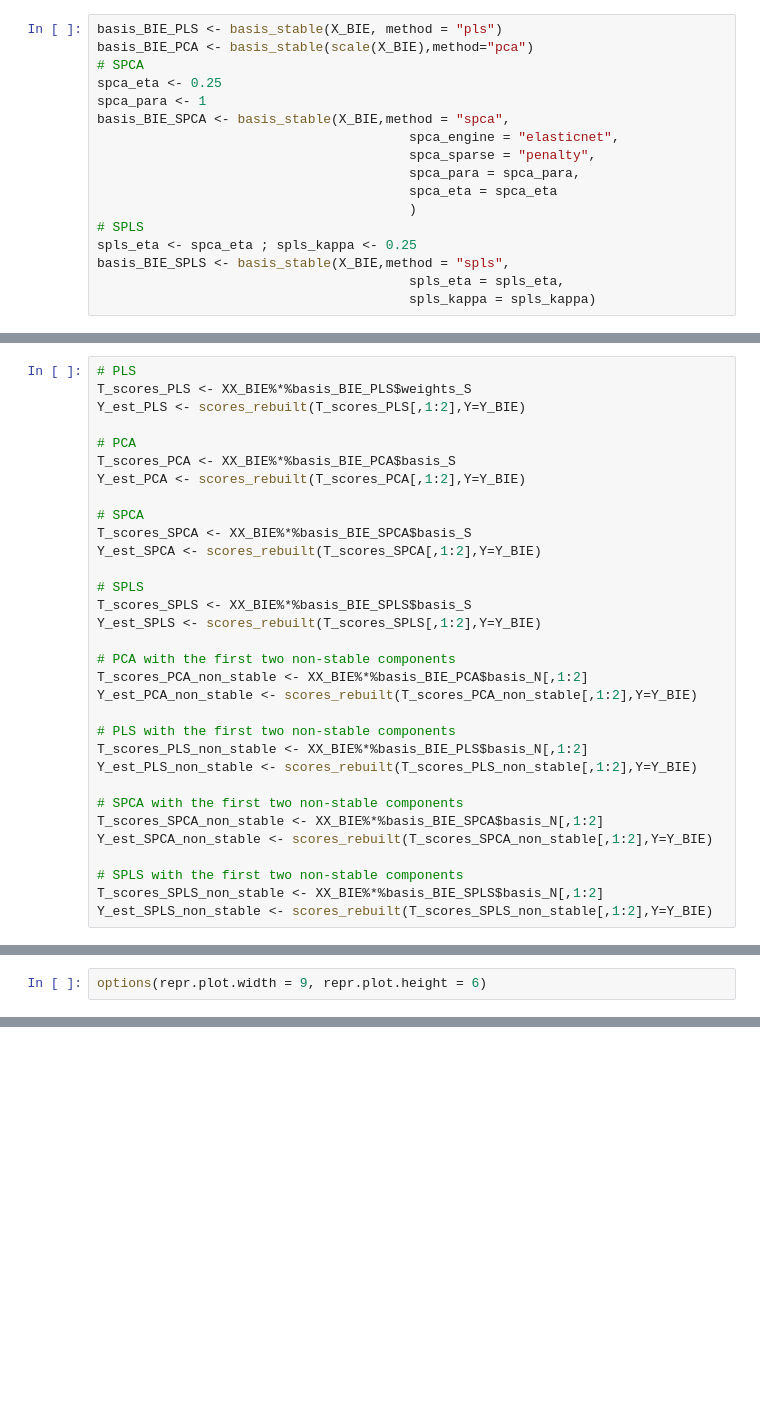
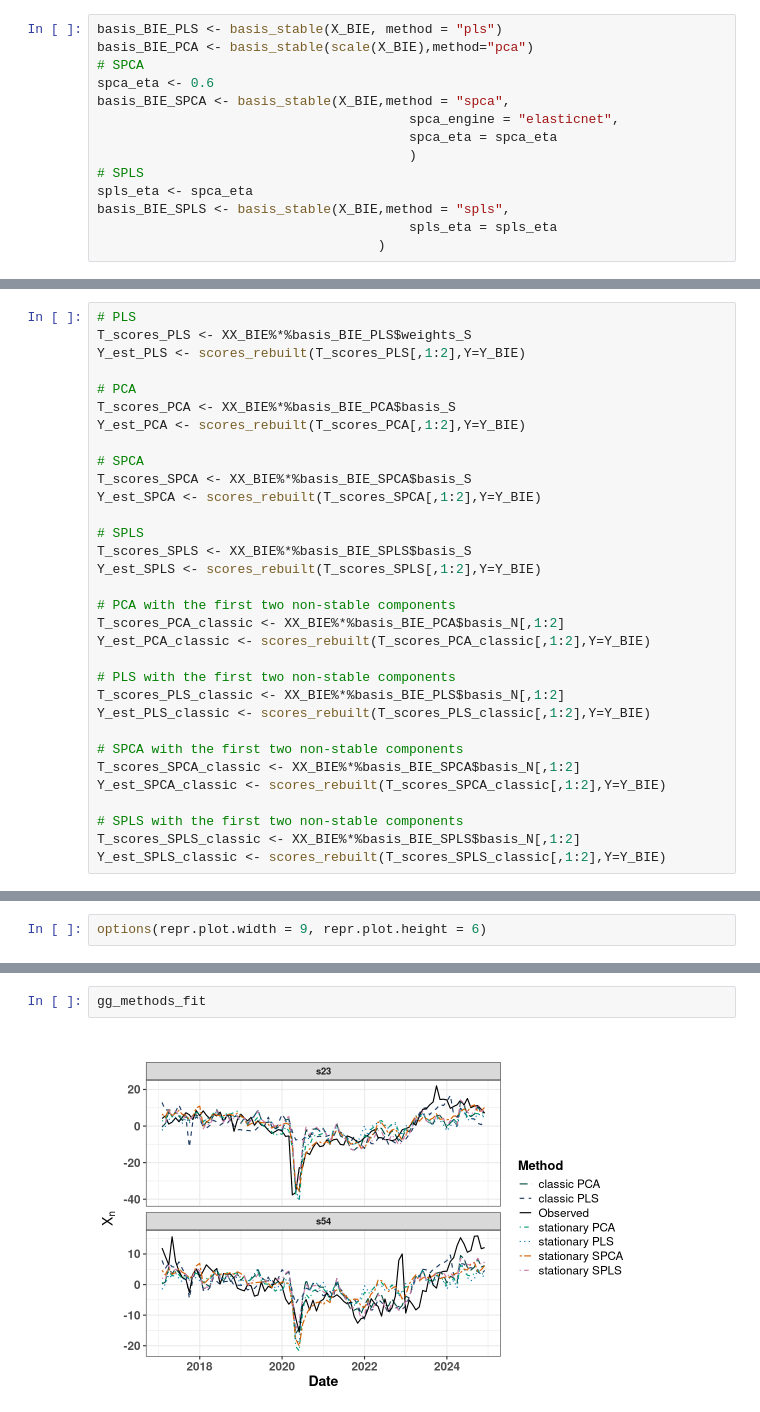
Before and after one commit to robervz22/ts_stable_space, a Jupyter notebook: notebooks/analysis_BIE.ipynb, the cells around one changed output, grey strips where cells are left out. Saved outputs shown, nothing was run; the diff lists cells and outputs as text; blank space fills up the shorter version.

```diff
--- a/notebooks/analysis_BIE.ipynb
+++ b/notebooks/analysis_BIE.ipynb
@@ -63,19 +67,16 @@ We estimate the stable space for this multivariate time series using the methods
 basis_BIE_PLS <- basis_stable(X_BIE, method = "pls")
 basis_BIE_PCA <- basis_stable(scale(X_BIE),method="pca")
 # SPCA
-spca_eta <- 0.25
-spca_para <- 1
+spca_eta <- 0.6
 basis_BIE_SPCA <- basis_stable(X_BIE,method = "spca",
                                         spca_engine = "elasticnet",
-                                        spca_sparse = "penalty",
-                                        spca_para = spca_para,
                                         spca_eta = spca_eta
                                         )
 # SPLS
-spls_eta <- spca_eta ; spls_kappa <- 0.25
+spls_eta <- spca_eta
 basis_BIE_SPLS <- basis_stable(X_BIE,method = "spls",
-                                        spls_eta = spls_eta,
-                                        spls_kappa = spls_kappa)
+                                        spls_eta = spls_eta
+                                    )
 # %% [markdown]
 We check the estimated stable space dimension
 # %%
@@ -110,17 +111,17 @@ T_scores_SPLS <- XX_BIE%*%basis_BIE_SPLS$basis_S
 Y_est_SPLS <- scores_rebuilt(T_scores_SPLS[,1:2],Y=Y_BIE)
 
 # PCA with the first two non-stable components
-T_scores_PCA_non_stable <- XX_BIE%*%basis_BIE_PCA$basis_N[,1:2]
-Y_est_PCA_non_stable <- scores_rebuilt(T_scores_PCA_non_stable[,1:2],Y=Y_BIE)
+T_scores_PCA_classic <- XX_BIE%*%basis_BIE_PCA$basis_N[,1:2]
+Y_est_PCA_classic <- scores_rebuilt(T_scores_PCA_classic[,1:2],Y=Y_BIE)
 
 # PLS with the first two non-stable components
-T_scores_PLS_non_stable <- XX_BIE%*%basis_BIE_PLS$basis_N[,1:2]
-Y_est_PLS_non_stable <- scores_rebuilt(T_scores_PLS_non_stable[,1:2],Y=Y_BIE)
+T_scores_PLS_classic <- XX_BIE%*%basis_BIE_PLS$basis_N[,1:2]
+Y_est_PLS_classic <- scores_rebuilt(T_scores_PLS_classic[,1:2],Y=Y_BIE)
 
 # SPCA with the first two non-stable components
-T_scores_SPCA_non_stable <- XX_BIE%*%basis_BIE_SPCA$basis_N[,1:2]
-Y_est_SPCA_non_stable <- scores_rebuilt(T_scores_SPCA_non_stable[,1:2],Y=Y_BIE)
+T_scores_SPCA_classic <- XX_BIE%*%basis_BIE_SPCA$basis_N[,1:2]
+Y_est_SPCA_classic <- scores_rebuilt(T_scores_SPCA_classic[,1:2],Y=Y_BIE)
 
 # SPLS with the first two non-stable components
-T_scores_SPLS_non_stable <- XX_BIE%*%basis_BIE_SPLS$basis_N[,1:2]
-Y_est_SPLS_non_stable <- scores_rebuilt(T_scores_SPLS_non_stable[,1:2],Y=Y_BIE)
+T_scores_SPLS_classic <- XX_BIE%*%basis_BIE_SPLS$basis_N[,1:2]
+Y_est_SPLS_classic <- scores_rebuilt(T_scores_SPLS_classic[,1:2],Y=Y_BIE)
@@ -226,0 +247,4 @@ ggsave(
+# %%
+gg_methods_fit
+# %% [output]
+[figure, added]
```
Also changed, not shown: parts of 8 cells of this notebook, 20 other files.
